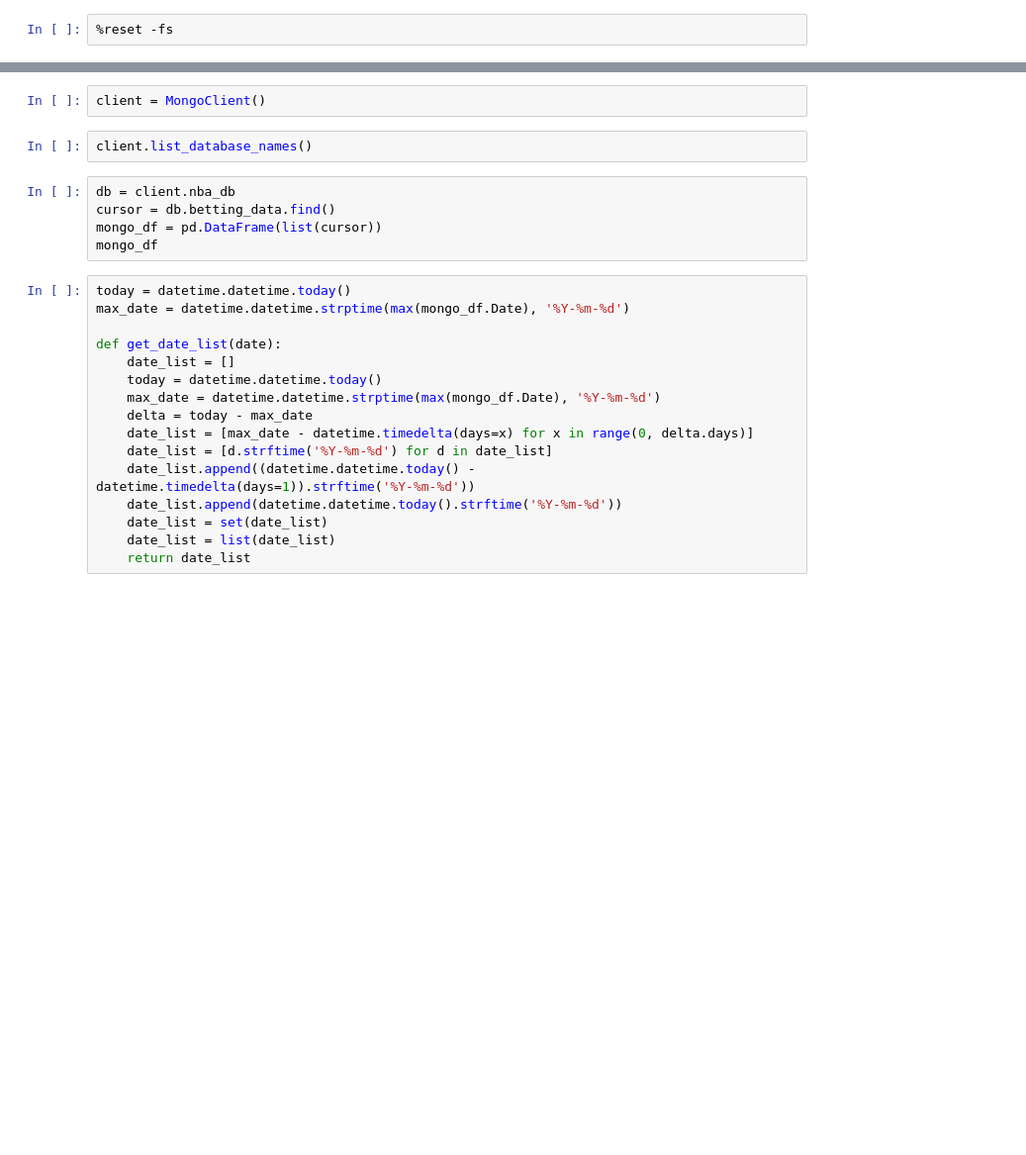
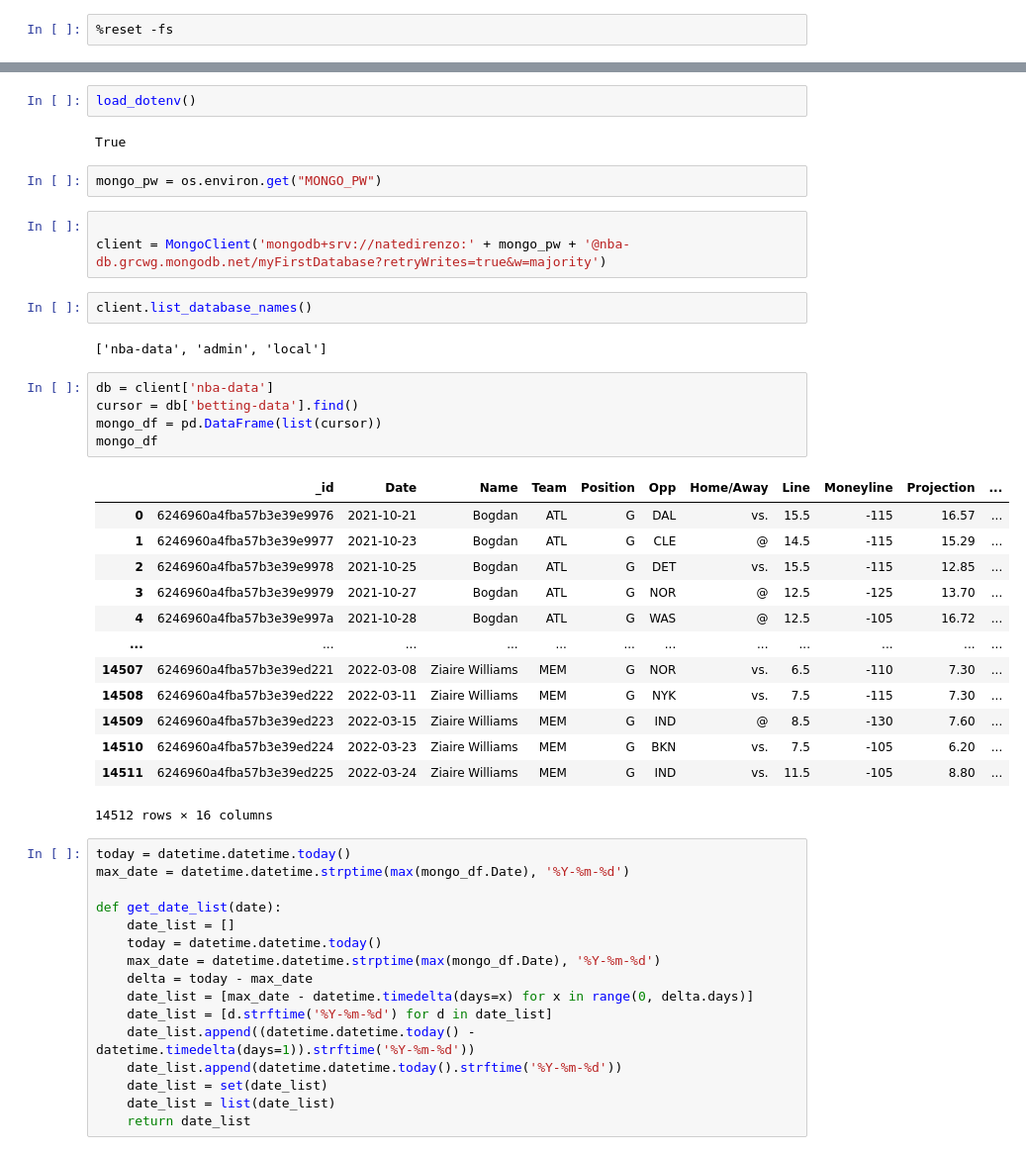
Before and after one commit to VinceDiR/celestial_body_size_predictor, a Jupyter notebook: mvp_script.ipynb, the cells around one changed output, grey strips where cells are left out. Shown at 99% size. Cells and saved outputs as stored; diff of their text form; blank space fills up the shorter version.

```diff
--- a/mvp_script.ipynb
+++ b/mvp_script.ipynb
@@ -13,12 +14,35 @@ import datetime
-# %%
-client = MongoClient()
+# %%
+load_dotenv()
+# %% [output]
+True
+# %%
+mongo_pw = os.environ.get("MONGO_PW")
+# %%
+
+client = MongoClient('mongodb+srv://natedirenzo:' + mongo_pw + '@nba-db.grcwg.mongodb.net/myFirstDatabase?retryWrites=true&w=majority')
 # %%
 client.list_database_names()
+# %% [output]
+['nba-data', 'admin', 'local']
 # %%
-db = client.nba_db
-cursor = db.betting_data.find()
+db = client['nba-data']
+cursor = db['betting-data'].find()
 mongo_df = pd.DataFrame(list(cursor))
 mongo_df
+# %% [output]
+|  | _id | Date | Name | Team | Position | Opp | Home/Away | Line | Moneyline | Projection | ... |
+| 0 | 6246960a4fba57b3e39e9976 | 2021-10-21 | Bogdan | ATL | G | DAL | vs. | 15.5 | -115 | 16.57 | ... |
+| 1 | 6246960a4fba57b3e39e9977 | 2021-10-23 | Bogdan | ATL | G | CLE | @ | 14.5 | -115 | 15.29 | ... |
+| 2 | 6246960a4fba57b3e39e9978 | 2021-10-25 | Bogdan | ATL | G | DET | vs. | 15.5 | -115 | 12.85 | ... |
+| 3 | 6246960a4fba57b3e39e9979 | 2021-10-27 | Bogdan | ATL | G | NOR | @ | 12.5 | -125 | 13.70 | ... |
+| 4 | 6246960a4fba57b3e39e997a | 2021-10-28 | Bogdan | ATL | G | WAS | @ | 12.5 | -105 | 16.72 | ... |
+| ... | ... | ... | ... | ... | ... | ... | ... | ... | ... | ... | ... |
+| 14507 | 6246960a4fba57b3e39ed221 | 2022-03-08 | Ziaire Williams | MEM | G | NOR | vs. | 6.5 | -110 | 7.30 | ... |
+| 14508 | 6246960a4fba57b3e39ed222 | 2022-03-11 | Ziaire Williams | MEM | G | NYK | vs. | 7.5 | -115 | 7.30 | ... |
+| 14509 | 6246960a4fba57b3e39ed223 | 2022-03-15 | Ziaire Williams | MEM | G | IND | @ | 8.5 | -130 | 7.60 | ... |
+| 14510 | 6246960a4fba57b3e39ed224 | 2022-03-23 | Ziaire Williams | MEM | G | BKN | vs. | 7.5 | -105 | 6.20 | ... |
+| 14511 | 6246960a4fba57b3e39ed225 | 2022-03-24 | Ziaire Williams | MEM | G | IND | vs. | 11.5 | -105 | 8.80 | ... |
+14512 rows × 16 columns
 # %%
 today = datetime.datetime.today()
 max_date = datetime.datetime.strptime(max(mongo_df.Date), '%Y-%m-%d')
```
Also changed, not shown: parts of 4 cells of this notebook, 1 other file.
